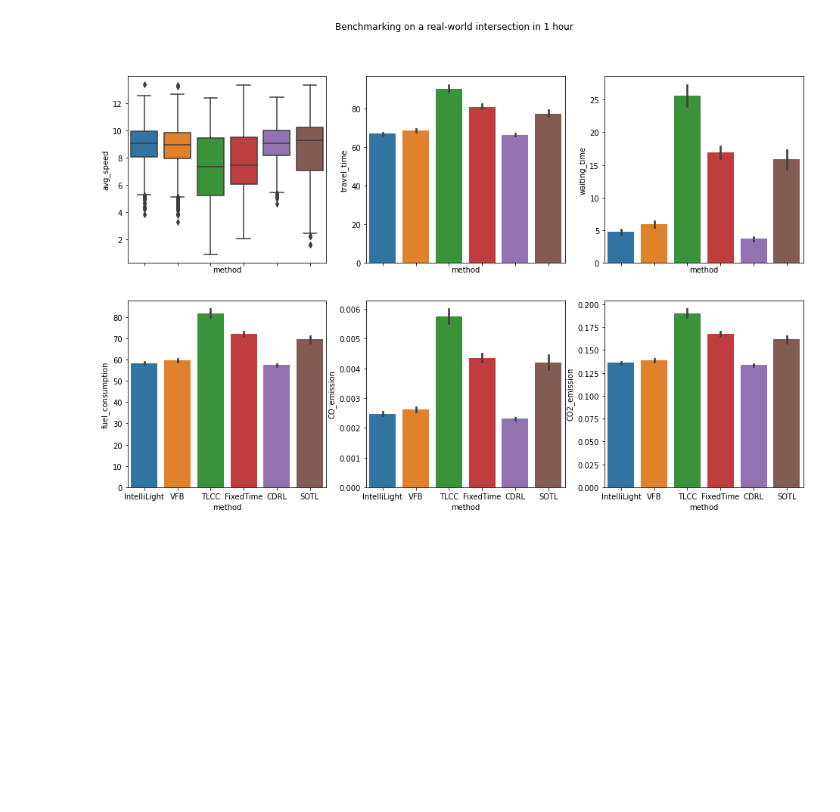
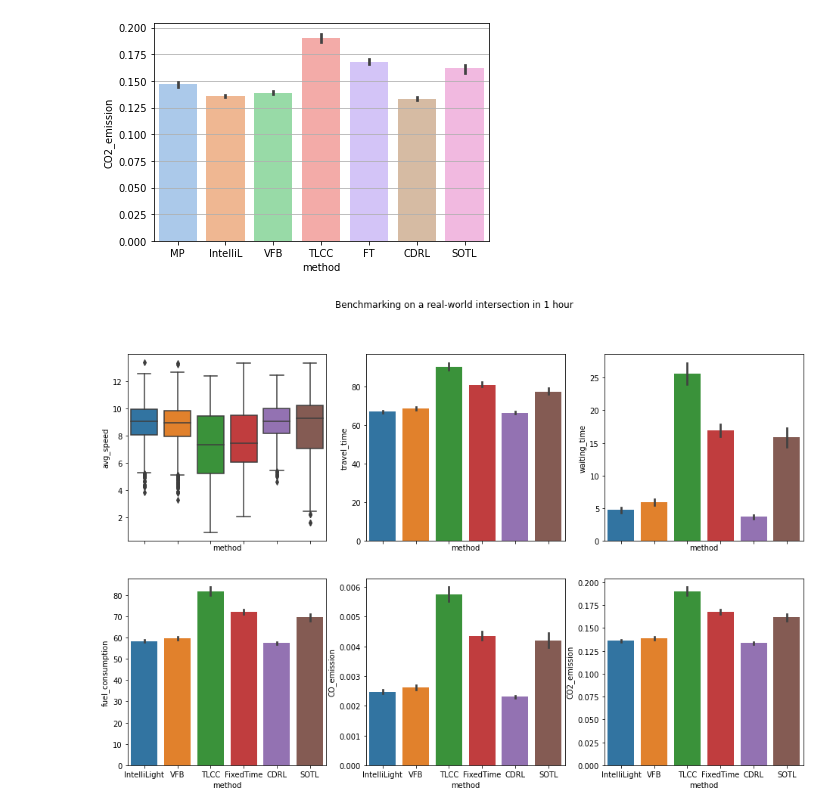
Before and after one commit to Laysest/tslib, a Jupyter notebook: log/final/visualization.ipynb, the cells around one changed output. Cells and saved outputs as stored; diff of their text form; code cells hidden in the pictures; blank space fills up the shorter version.

```diff
--- a/log/final/visualization.ipynb
+++ b/log/final/visualization.ipynb
@@ -11,13 +12,22 @@ for method in os.listdir("./hz-bc-tyc_1"):
     final_log[method] = pickle.load(open('./hz-bc-tyc_1/%s/log.pkl' % method, 'rb'))[-1]
 # %%
 metrics = ['avg_speed', 'travel_time', 'waiting_time', 'fuel_consumption', 'CO_emission', 'CO2_emission']
+# %%
+def change_name_method(method):
+    if method == 'MaxPressure':
+        return 'MP'
+    if method == 'IntelliLight':
+        return 'IntelliL'
+    if method == 'FixedTime':
+        return 'FT'
+    return method
 # %%
 data = pd.DataFrame(columns=['method'] + metrics)
 for k, v in final_log.items():
     veh_logs = v['veh_logs']
     for log in veh_logs:
         row = {
-            'method': k,
+            'method': change_name_method(k),
             'avg_speed': log['avg_speed'],
             'travel_time': log['travel_time'],
             'waiting_time': log['waiting_time'],
@@ -26,6 +36,11 @@ for k, v in final_log.items():
             'CO2_emission': log['CO2_emission'] / 1000000,
         }
         data = data.append(row, ignore_index=True)
+# %%
+sns.barplot(x="method", y='CO2_emission', data=data, palette="pastel")
+tikzplotlib.save("test1.tex")
+# %% [output]
+[figure, added]
 # %%
 fig, axes = plt.subplots(2, 3, sharex=True, figsize=(16,10))
 fig.suptitle('Benchmarking on a real-world intersection in 1 hour')
```
Also changed, not shown: parts of 4 cells of this notebook, 17 other files.
